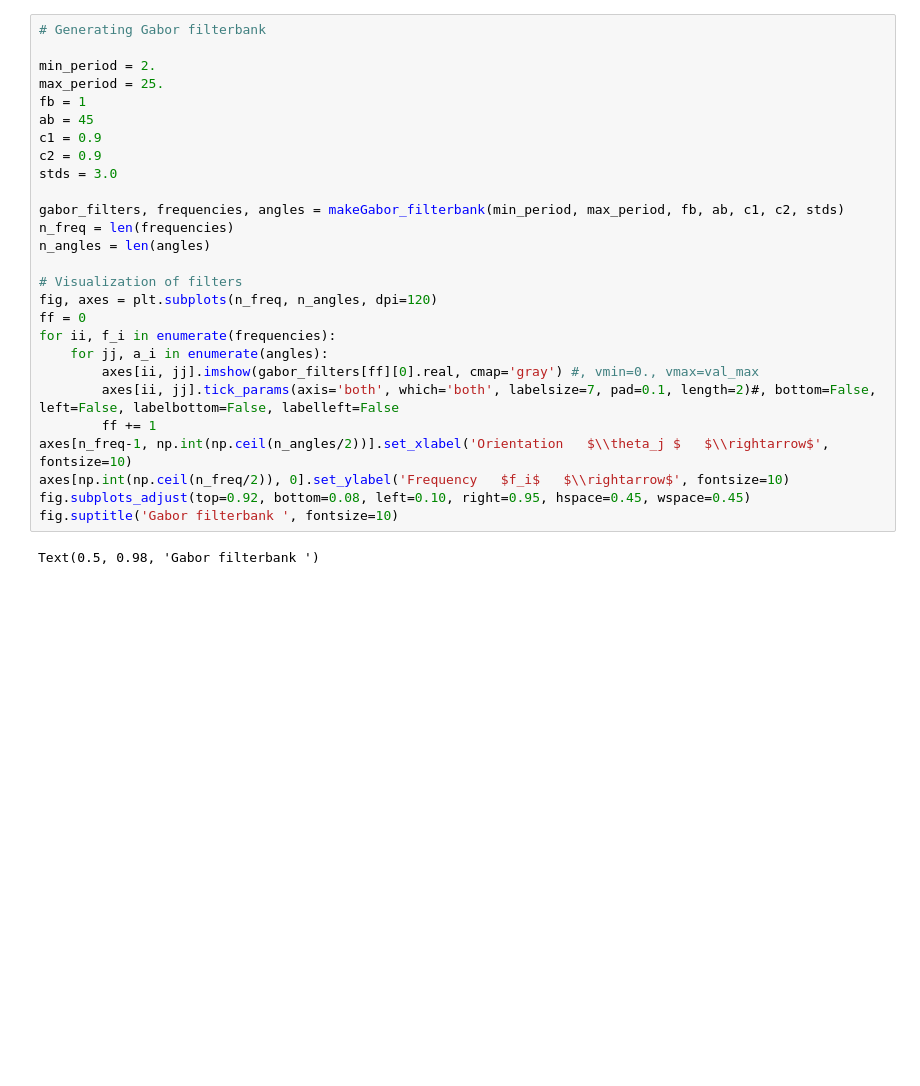
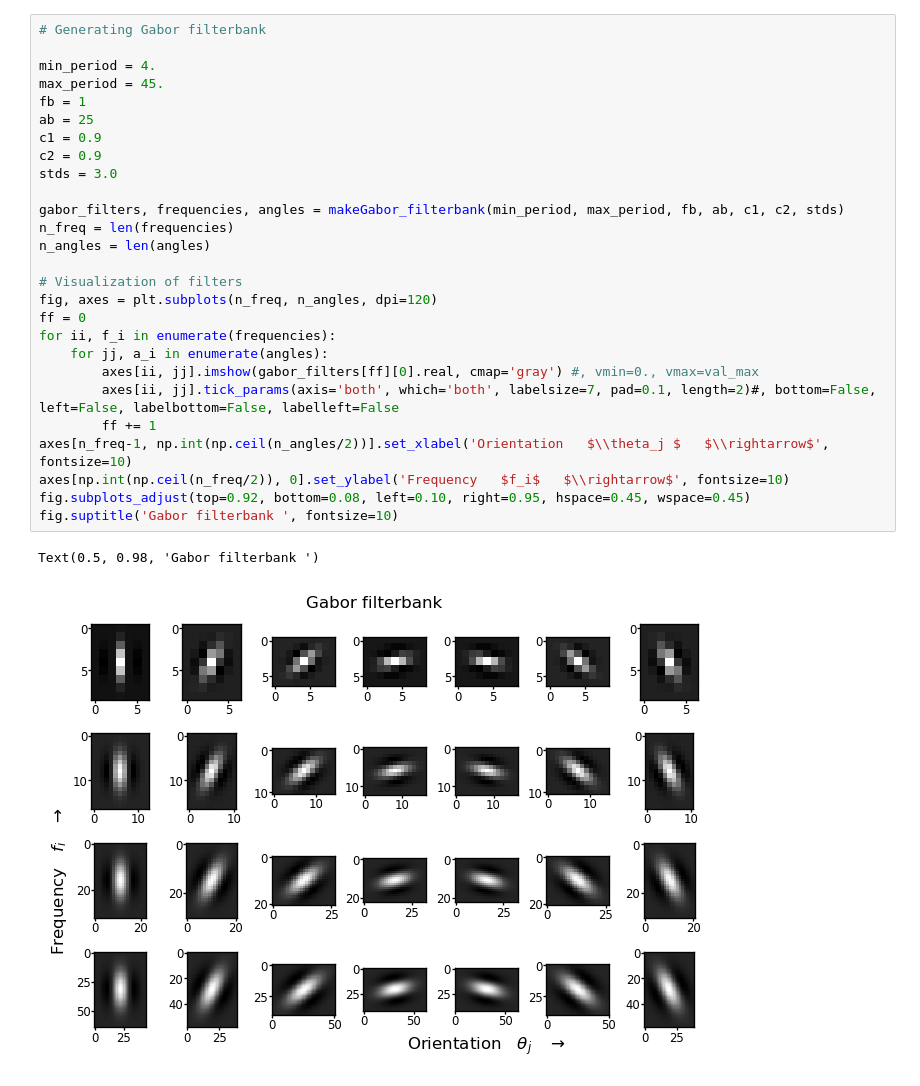
Before and after one commit to CVMethods/gabor_color_image_segmentation, a Jupyter notebook: jupyter-notebooks/image_gabor_responses.ipynb, the cells around one changed output. Saved outputs shown, nothing was run; the diff lists cells and outputs as text; blank space fills up the shorter version.

```diff
--- a/jupyter-notebooks/image_gabor_responses.ipynb
+++ b/jupyter-notebooks/image_gabor_responses.ipynb
@@ -21,32 +22,33 @@ plt.imshow(img)
 # %%
 # Generating Gabor filterbank
 
-min_period = 2.
-max_period = 25.
+min_period = 4.
+max_period = 45.
 fb = 1
-ab = 45
+ab = 25
 c1 = 0.9
 c2 = 0.9
 stds = 3.0
 
 gabor_filters, frequencies, angles = makeGabor_filterbank(min_period, max_period, fb, ab, c1, c2, stds)
 n_freq = len(frequencies)
 n_angles = len(angles)
 
 # Visualization of filters
 fig, axes = plt.subplots(n_freq, n_angles, dpi=120)
 ff = 0
 for ii, f_i in enumerate(frequencies):
     for jj, a_i in enumerate(angles):
         axes[ii, jj].imshow(gabor_filters[ff][0].real, cmap='gray') #, vmin=0., vmax=val_max
         axes[ii, jj].tick_params(axis='both', which='both', labelsize=7, pad=0.1, length=2)#, bottom=False, left=False, labelbottom=False, labelleft=False
         ff += 1
 axes[n_freq-1, np.int(np.ceil(n_angles/2))].set_xlabel('Orientation   $\\theta_j $   $\\rightarrow$', fontsize=10)
 axes[np.int(np.ceil(n_freq/2)), 0].set_ylabel('Frequency   $f_i$   $\\rightarrow$', fontsize=10)
 fig.subplots_adjust(top=0.92, bottom=0.08, left=0.10, right=0.95, hspace=0.45, wspace=0.45)
 fig.suptitle('Gabor filterbank ', fontsize=10)
 # %% [output]
 Text(0.5, 0.98, 'Gabor filterbank ')
+[figure, added]
 # %%
 # Image color decomposition: 2 channel complex color space
 
```
Also changed, not shown: parts of 16 cells of this notebook, 2 other files.
